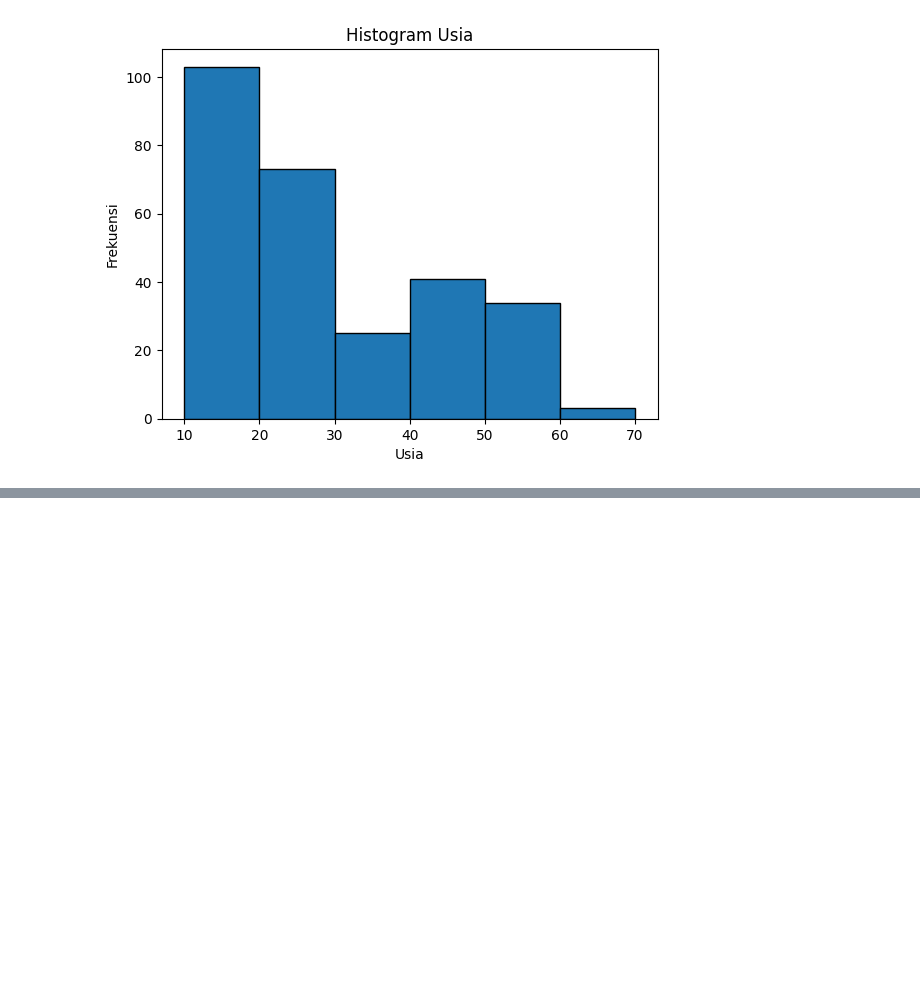
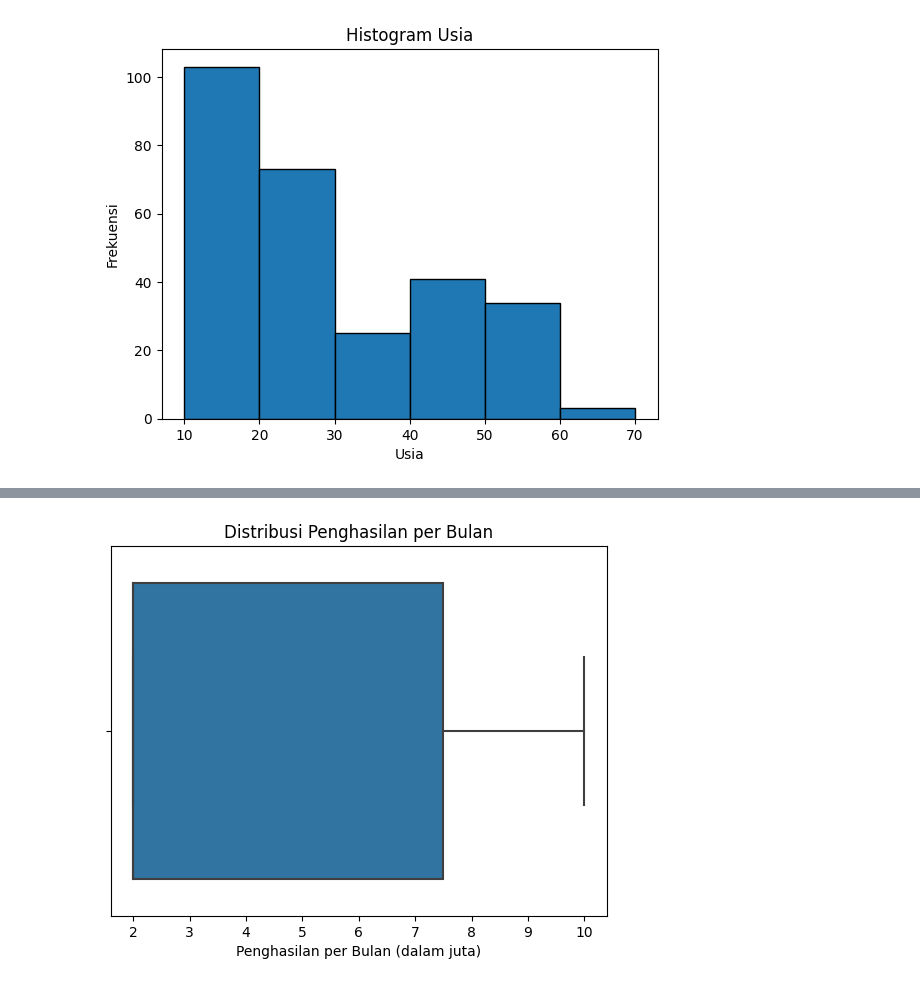
Before and after one commit to farhan-sw/tubes-probstat, a Jupyter notebook: 13222114_Tubes.ipynb, the cells around one changed output, grey strips where cells are left out. Cells and saved outputs as stored; diff of their text form; code cells hidden in the pictures; blank space fills up the shorter version.

```diff
--- a/13222114_Tubes.ipynb
+++ b/13222114_Tubes.ipynb
@@ -117,0 +144,28 @@ Lainnya
+# %%
+import matplotlib.pyplot as plt
+import seaborn as sns
+
+# Mengganti simbol mata uang dan spasi
+df['Penghasilan per Bulan'] = df['Penghasilan per Bulan'].str.replace('Rp ', '').str.replace(' juta', '')
+
+# Mengubah rentang penghasilan menjadi rata-rata
+def rata_rata(rentang):
+    if rentang.startswith('<'):
+        return float(rentang.replace('< ', ''))
+    elif rentang.startswith('>'):
+        return float(rentang.replace('> ', ''))
+    else:
+        batas_bawah, batas_atas = rentang.split(' – ')
+        return (float(batas_bawah) + float(batas_atas)) / 2
+
+df['Penghasilan per Bulan'] = df['Penghasilan per Bulan'].apply(rata_rata)
+
+# Membuat box plot
+sns.boxplot(x=df['Penghasilan per Bulan'], orient='h')
+
+plt.title('Distribusi Penghasilan per Bulan')
+plt.xlabel('Penghasilan per Bulan (dalam juta)')
+
+plt.show()
+# %% [output]
+[figure, added]
```
Also changed, not shown: parts of 3 cells of this notebook.
